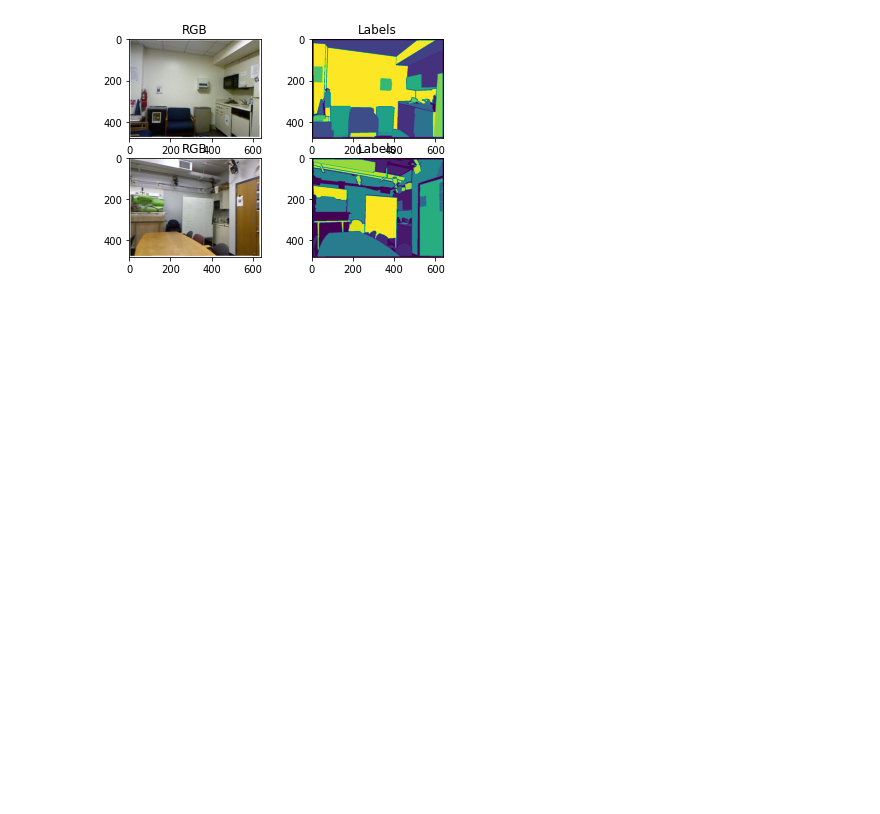
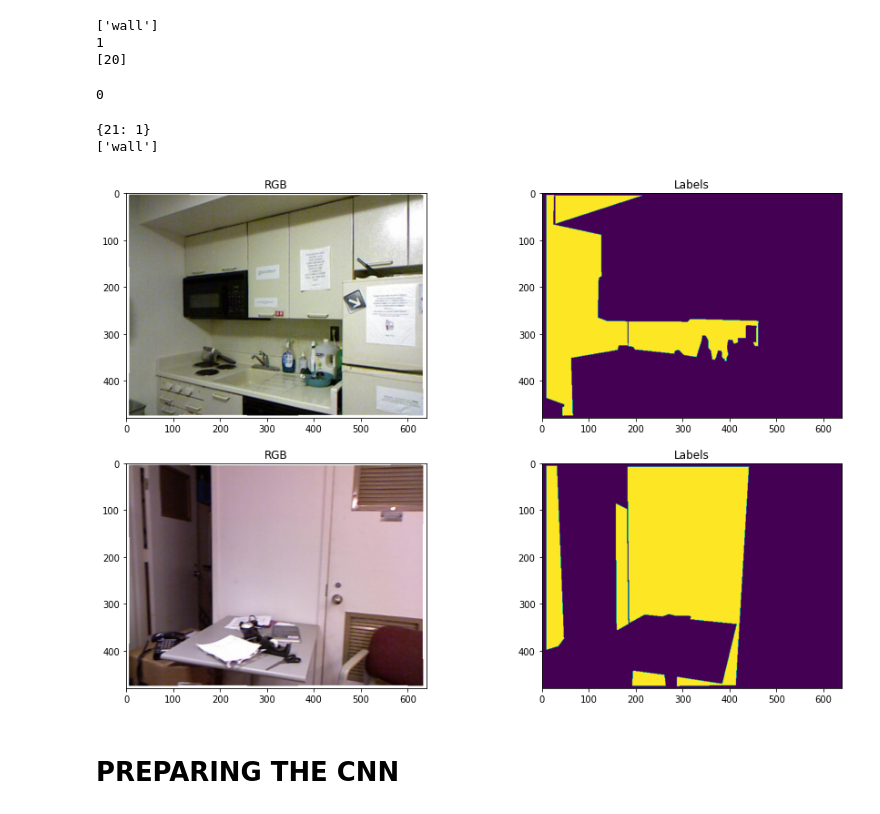
Before and after one commit to Intelligent-Machines-Lab/Omni_3D, a Jupyter notebook: Semantic_segmentation/semantic_cnn.ipynb, the cells around one changed output. Cells and saved outputs as stored; diff of their text form; code cells hidden in the pictures; blank space fills up the shorter version.

```diff
--- a/Semantic_segmentation/semantic_cnn.ipynb
+++ b/Semantic_segmentation/semantic_cnn.ipynb
@@ -18,16 +50,82 @@ print(labels.shape)
+# %%
+# We can select the classes we want
+class_floor = ['floor']
+class_verticalPlanes = ['wall']
+class_ceiling = ['ceiling']
+class_structures = ['cabinet', 'refridgerator', 'table', 'door', 'desk', 'shelves', 'stacked chairs', 'whiteboard', 'window', 'bookshelf', 'column', 'wall divider', 'curtain'] # doors, windows, and other things that usually does not move
+
+class_big_object = ['chair', 'cone', 'fire extinguisher', 'garbage bin', 'microwave', 'box', 'laptop', 'basket', 'computer', 'keyboard', 'monitor', 'ball', 'printer', 'fax machine','backpack']
+class_small_object = ['book', 'bottle', 'paper', 'pot', 'bowl', 'scissor', 'cup', 'camera', 'bag', 'clock', 'picture', 'books', 'eraser', 'pencil holder', 'mouse', 'paper cutter', 'tape', 'circuit breaker box', 'paper towel', 'stamp','telephone', 'wire', 'head phones', 'mug holder', 'envelopes']
+
+allowed_labels = class_verticalPlanes#+class_floor + class_ceiling + class_structures + class_big_object + class_small_object
+
+# Finding indexes
+allowed_labels_indexes = []
+for i in allowed_labels:
+    allowed_labels_indexes.append(listanomes.index(i))
+
+print(allowed_labels)
+print(len(allowed_labels))
+print(allowed_labels_indexes)
+# %% [output]
+['wall']
+1
+[20]
+# %%
+# Exclui labels não usadas para treinar
+labelsFinal = np.copy(labels)
+
+super_threshold_indices = np.isin(labelsFinal, np.asarray(allowed_labels_indexes)+1, invert=True)
+labelsFinal[super_threshold_indices] = 0
+print(np.min(labelsFinal))
+# %% [output]
+0
+# %%
+# Cria nova ordem numérica para as labels [1, 2, 3 ....]
+def replace_with_dict2_generic(ar, dic, assume_all_present=0):
+    # Extract out keys and values
+    k = np.array(list(dic.keys()))
+    v = np.array(list(dic.values()))
+
+    # Get argsort indices
+    sidx = k.argsort()
+
+    ks = k[sidx]
+    vs = v[sidx]
+    idx = np.searchsorted(ks,ar)
+
+    if assume_all_present==0:
+        idx[idx==len(vs)] = 0
+        mask = ks[idx] == ar
+        return np.where(mask, vs[idx], ar)
+    else:
+        return vs[idx]
+dictrans = {}
+for i in range(len(allowed_labels_indexes)):
+    dictrans[allowed_labels_indexes[i]+1] = i+1
+
+
+labelsFinal = replace_with_dict2_generic(labelsFinal, dictrans, False)
+print(dictrans)
+print(allowed_labels)
+# %% [output]
+{21: 1}
+['wall']
 # %%
 plt.subplot(2, 2, 1)
 plt.title('RGB')
-plt.imshow(images[:,:,:,0])
+plt.imshow(images[:,:,:,1])
 plt.subplot(2, 2, 2)
 plt.title('Labels')
-plt.imshow(labels[:,:,0])
+plt.imshow(labelsFinal[:,:,1])
 plt.subplot(2, 2, 3)
 plt.title('RGB')
-plt.imshow(images[:,:,:,4])
+plt.imshow(images[:,:,:,2])
 plt.subplot(2, 2, 4)
 plt.title('Labels')
-plt.imshow(labels[:,:,4])
+plt.imshow(labelsFinal[:,:,2])
 plt.show()
 # %% [output]
-[figure, old version]
+[figure, new version]
+# %% [markdown]
+# PREPARING THE CNN
```
Also changed, not shown: parts of 3 cells of this notebook.
